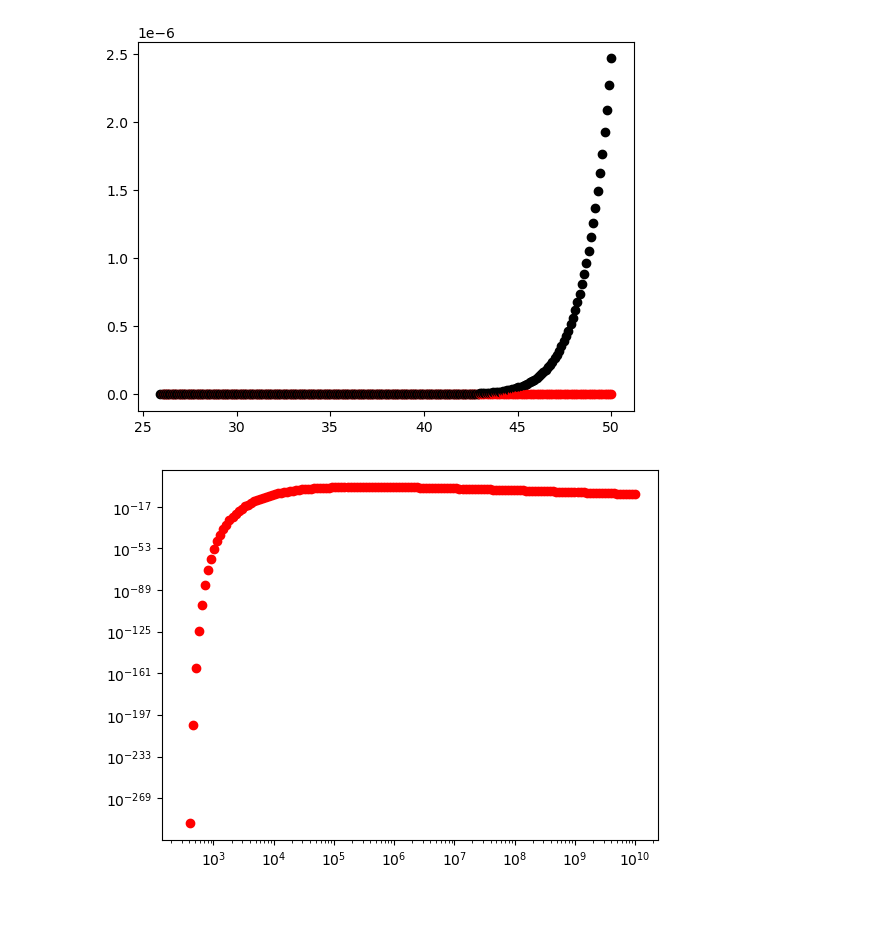
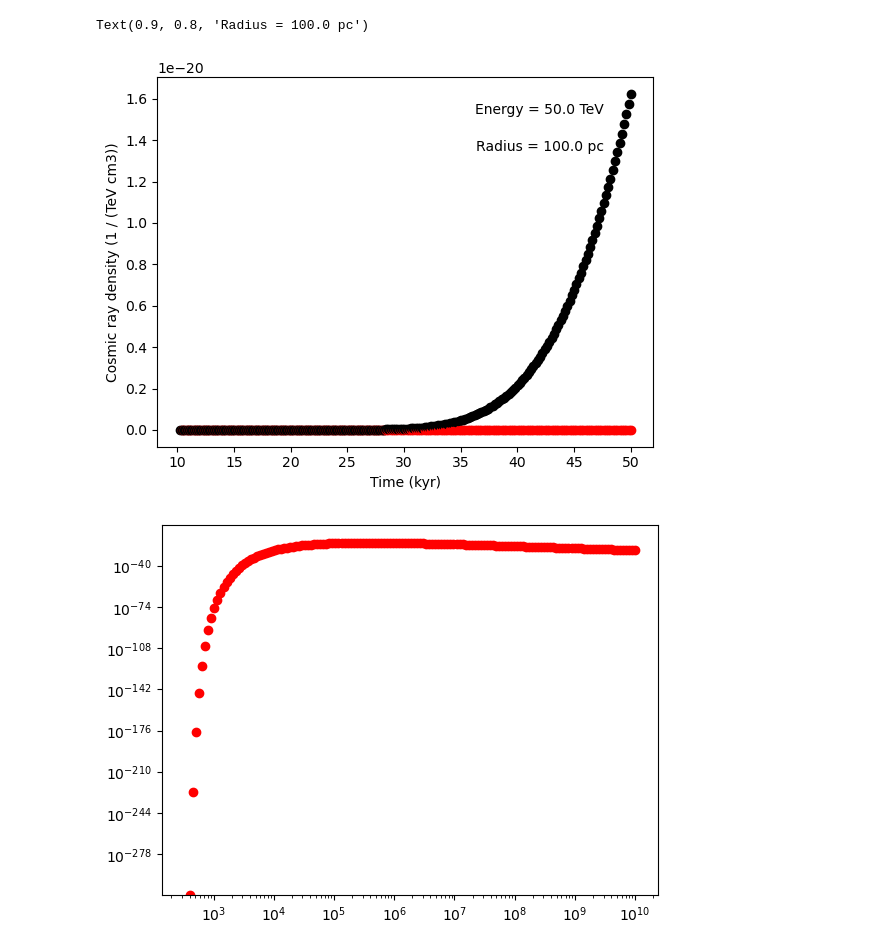
Before and after one commit to JoeBannouna/snr-prac, a Jupyter notebook: ShellInject.ipynb, the cells around one changed output. Saved outputs shown, nothing was run; the diff lists cells and outputs as text; code cells hidden in the pictures; blank space fills up the shorter version.

```diff
--- a/ShellInject.ipynb
+++ b/ShellInject.ipynb
@@ -37,9 +37,9 @@ from urllib.request import urlretrieve
 # alpha = []
 
 @u.quantity_input(E = u.erg)
-def dNdE(E, Emax = 5*u.PeV, Emin=1*u.GeV, n = 0.25, Esn = 1e52*u.erg, alpha = 1):
-    n0 = (n*Esn*(-alpha+2))/(Emax**(2-alpha)-Emin**(2-alpha))*E**-alpha
-    return n0
+def dNdE(E, Emax = 5*u.PeV, Emin=1*u.GeV, eta = 0.25, Esn = 1e52*u.erg, alpha = 1):
+    dNdE = (eta*Esn*(-alpha+2))/(Emax**(2-alpha)-Emin**(2-alpha))*E**-alpha
+    return dNdE
 
 
 @u.quantity_input(t=u.yr, E=u.eV)
@@ -56,17 +56,14 @@ def Tesc(E, Emax = 5*u.PeV, beta = 2.48):
 
 
 @u.quantity_input(E=u.erg)
-def diffusion(E, B = 50 * u.G*1e-6, x = 0.1, delta = 0.5):
+def diffusion(E, B = 50 * u.uG, x = 0.1, delta = 0.5):
     Dn = 3*10**27 * 0.1
-    dif = x * Dn * ((3*E/(u.GeV))/(10*B/(u.G*1e-6)))**delta
+    dif = x * Dn * ((3*E/(u.GeV))/(10*B/(u.uG)))**delta
     return dif * u.cm**2 * u.s**-1
 
 @u.quantity_input(E=u.erg, R=u.pc, t=u.yr)
 def distribution(E, R, t, alpha = 2.7):
-    Tpp = 6*(10**7) * u.yr
     Rdif = 2 * np.sqrt(diffusion(E) * (t - Tesc(E)))
-
-    N = 1
 
     first1 = (np.pi**(1/2))*(Rdif**2)
     first2 = 2*(np.pi**(1/2)*(Rshell(E))**2)
@@ -76,7 +73,7 @@ def distribution(E, R, t, alpha = 2.7):
 
     dist = dNdE(E)*(firstT/(np.pi**(1/2)*(Rdif)**2))**(-1)*(1/(np.pi**(3/2)*(Rdif)**3))*np.exp(-(R-Rshell(E))**2/(Rdif)**2)
 
-    return dist
+    return dist.to(1/(u.TeV * u.cm**3))
 
 
 
@@ -102,0 +103,11 @@ for R in Rs:
+# %%
+E = 50*u.TeV
+
+Rs = np.linspace(Rshell(E), 100*u.pc, 200)
+
+for R in Rs:
+    plt.plot(R, distribution([E]*u.TeV, R, T), 'ro')
+
+plt.xlabel(f"Radius ({Rs.unit})")
+plt.ylabel(f"Cosmic ray density ({distribution([E]*u.TeV, R, T).unit})")
+plt.text(0.9, 0.9, f"Energy = {E}", transform = plt.gca().transAxes, horizontalalignment="right")
@@ -103,14 +117,20 @@ for R in Rs:
 # %%
 ts = np.linspace(Tesc(E).to(u.kyr).value, (50*u.kyr).to(u.kyr).value, 200)*u.kyr
 
 for T in ts:
-    plt.plot(T, distribution([E]*u.TeV, R, T), 'ro')
+    plt.plot(T, 100*distribution([E]*u.TeV, R, T), 'ro')
     plt.plot(T, distribution([E*10]*u.TeV, R, T), 'ko')
+
+plt.xlabel(f"Time ({ts.unit})")
+plt.ylabel(f"Cosmic ray density ({distribution([E]*u.TeV, R, T).unit})")
+plt.text(0.9, 0.9, f"Energy = {E}", transform = plt.gca().transAxes, horizontalalignment="right")
+plt.text(0.9, 0.8, f"Radius = {R}", transform = plt.gca().transAxes, horizontalalignment="right")
 
 
 #plt.yscale("log")
 # %% [output]
+Text(0.9, 0.8, 'Radius = 100.0 pc')
-[figure, old version]
+[figure, new version]
 # %%
 Es = np.logspace(0, 10, 200)*u.TeV
 
@@ -118,4 +138,4 @@ plt.plot(Es, distribution(Es, R, t), 'ro')
 plt.yscale("log")
 plt.xscale("log")
 # %% [output]
-[figure, old version]
+[figure, new version]
```
Also changed, not shown: parts of 3 cells of this notebook, 3 other files.
